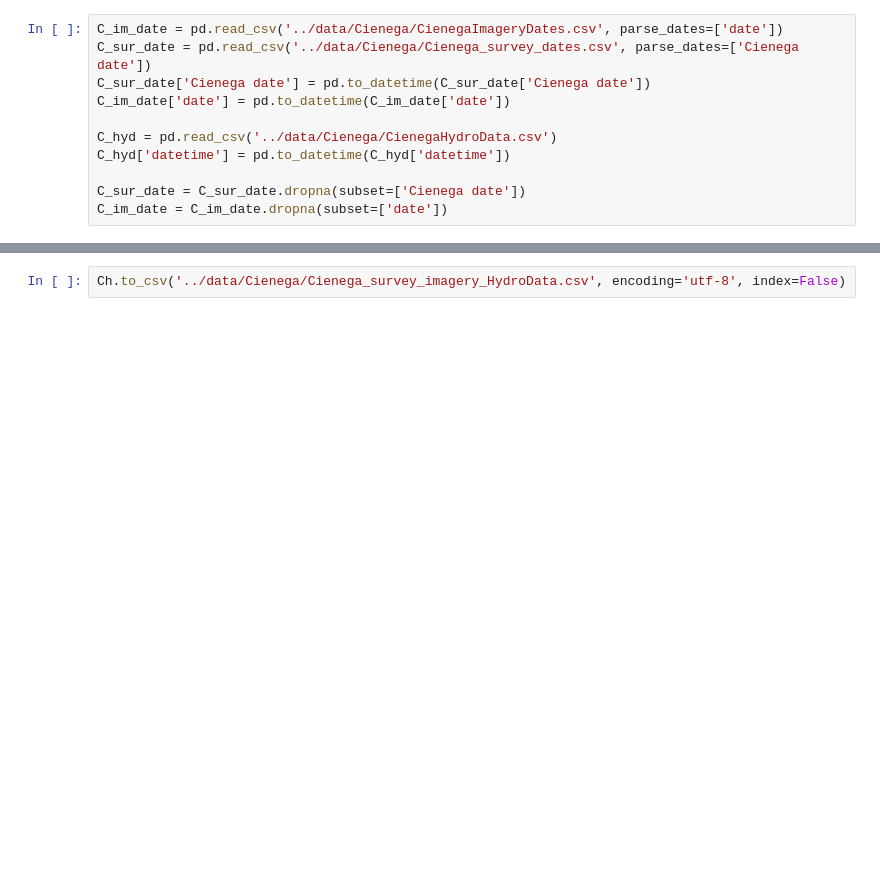
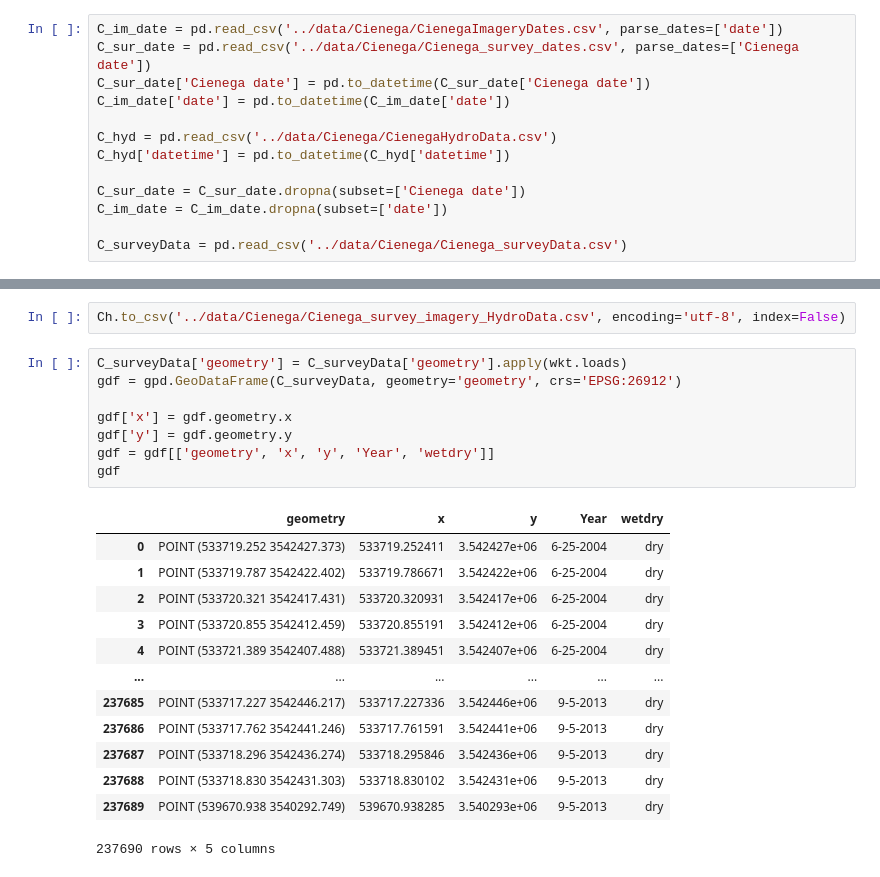
Before and after one commit to lapidesd/SanPedro_wetdry_pilot, a Jupyter notebook: code/Cienega_survey_imagery.ipynb, the cells around one changed output, grey strips where cells are left out. Drawn from its saved outputs; the diff is of its cells as text; blank space fills up the shorter version.

```diff
--- a/code/Cienega_survey_imagery.ipynb
+++ b/code/Cienega_survey_imagery.ipynb
@@ -13,6 +16,8 @@ C_hyd['datetime'] = pd.to_datetime(C_hyd['datetime'])
 
 C_sur_date = C_sur_date.dropna(subset=['Cienega date'])
 C_im_date = C_im_date.dropna(subset=['date'])
+
+C_surveyData = pd.read_csv('../data/Cienega/Cienega_surveyData.csv')
 # %%
 matching_dates = []
 tolerance = timedelta(days = 5)
@@ -71,2 +89,24 @@ Ch
 # %%
 Ch.to_csv('../data/Cienega/Cienega_survey_imagery_HydroData.csv', encoding='utf-8', index=False)
+# %%
+C_surveyData['geometry'] = C_surveyData['geometry'].apply(wkt.loads)
+gdf = gpd.GeoDataFrame(C_surveyData, geometry='geometry', crs='EPSG:26912')
+
+gdf['x'] = gdf.geometry.x
+gdf['y'] = gdf.geometry.y
+gdf = gdf[['geometry', 'x', 'y', 'Year', 'wetdry']]
+gdf
+# %% [output]
+|  | geometry | x | y | Year | wetdry |
+| 0 | POINT (533719.252 3542427.373) | 533719.252411 | 3.542427e+06 | 6-25-2004 | dry |
+| 1 | POINT (533719.787 3542422.402) | 533719.786671 | 3.542422e+06 | 6-25-2004 | dry |
+| 2 | POINT (533720.321 3542417.431) | 533720.320931 | 3.542417e+06 | 6-25-2004 | dry |
+| 3 | POINT (533720.855 3542412.459) | 533720.855191 | 3.542412e+06 | 6-25-2004 | dry |
+| 4 | POINT (533721.389 3542407.488) | 533721.389451 | 3.542407e+06 | 6-25-2004 | dry |
+| ... | ... | ... | ... | ... | ... |
+| 237685 | POINT (533717.227 3542446.217) | 533717.227336 | 3.542446e+06 | 9-5-2013 | dry |
+| 237686 | POINT (533717.762 3542441.246) | 533717.761591 | 3.542441e+06 | 9-5-2013 | dry |
+| 237687 | POINT (533718.296 3542436.274) | 533718.295846 | 3.542436e+06 | 9-5-2013 | dry |
+| 237688 | POINT (533718.830 3542431.303) | 533718.830102 | 3.542431e+06 | 9-5-2013 | dry |
+| 237689 | POINT (539670.938 3540292.749) | 539670.938285 | 3.540293e+06 | 9-5-2013 | dry |
+237690 rows × 5 columns
```
Also changed, not shown: parts of 3 cells of this notebook, 8 other files.
